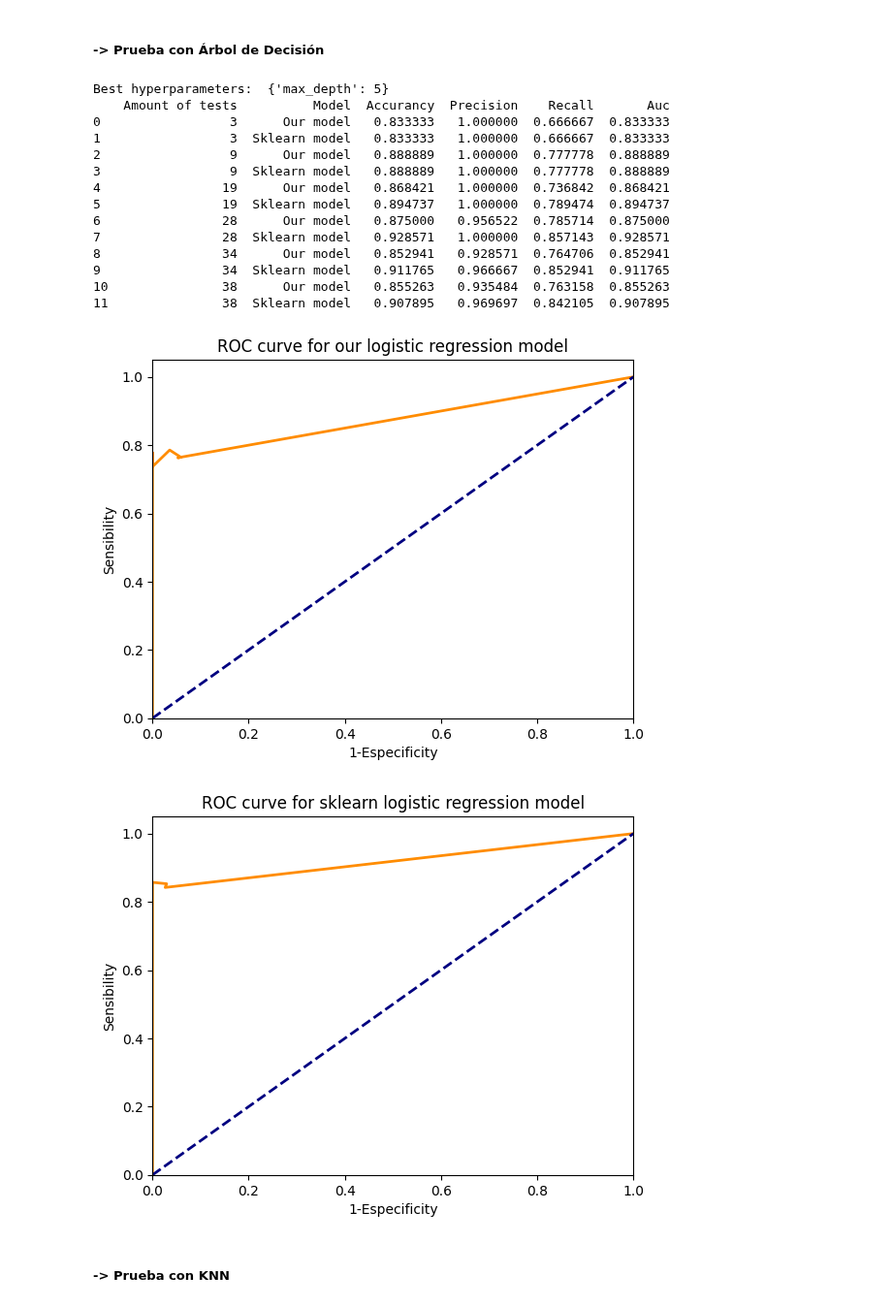
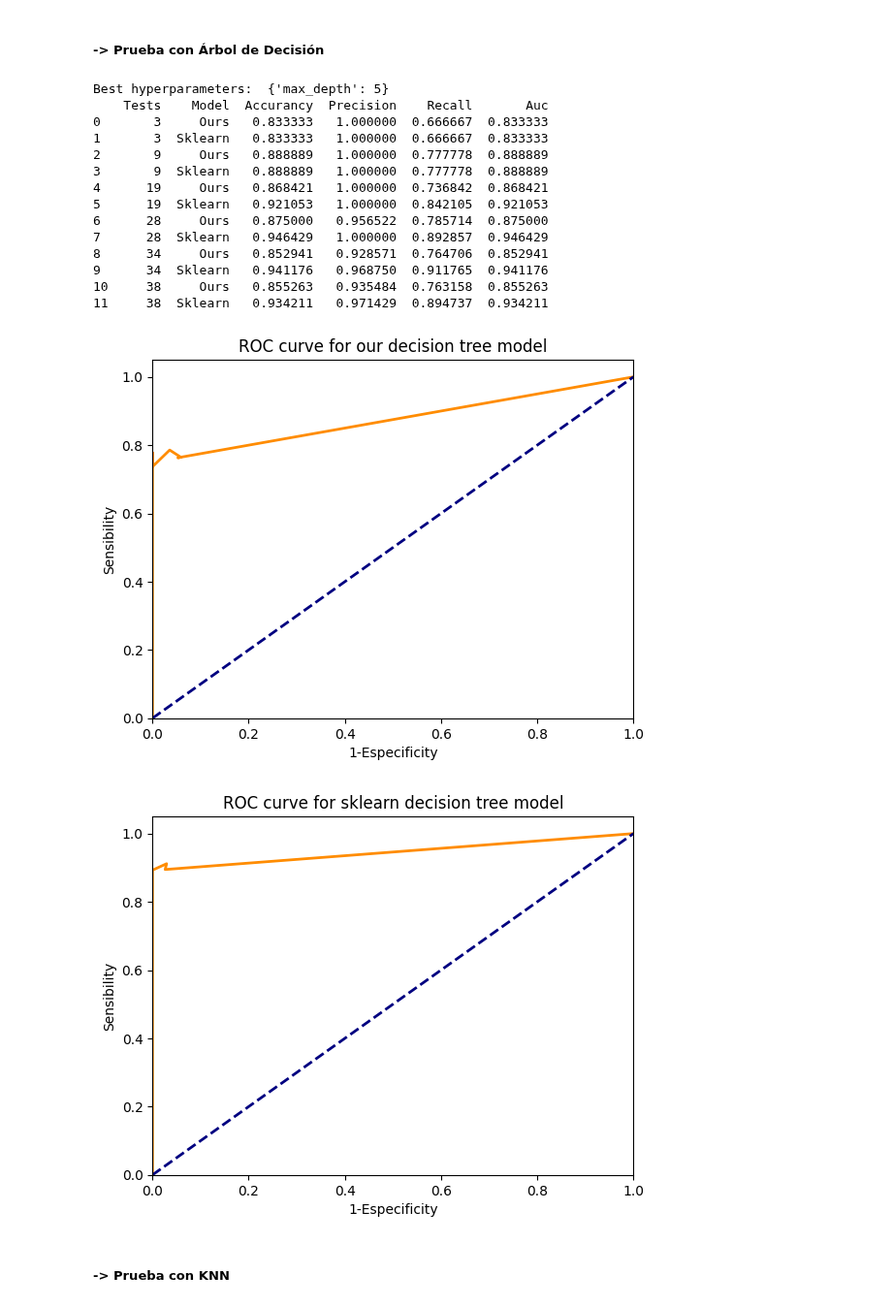
Before and after one commit to JoseDavidSS/Patrones.Project1, a Jupyter notebook: ml_models.ipynb, the cells around one changed output. Shown at 97% size. Cells and saved outputs as stored; diff of their text form; code cells hidden in the pictures.

Commit message:
main file update for .csv results export

```diff
--- a/ml_models.ipynb
+++ b/ml_models.ipynb
@@ -1097,16 +1105,19 @@ for i in range(len(test_percentages)):
     aucs['our_model'].append(auc_i)
 
 # display test metric results
-title_row = ['Amount of tests','Model', 'Accurancy', 'Precision', 'Recall', 'Auc']
+title_row = ['Tests','Model', 'Accurancy', 'Precision', 'Recall', 'Auc']
 df_results = pd.DataFrame(columns=title_row)
 
 for i, test_percentage in enumerate(test_percentages):
-    row = [int(test_percentage*num_rows), 'Our model', accurancies['our_model'][i], precisions['our_model'][i], recalls['our_model'][i], aucs['our_model'][i]]
+    row = [int(test_percentage*num_rows), 'Ours', accurancies['our_model'][i], precisions['our_model'][i], recalls['our_model'][i], aucs['our_model'][i]]
     df_results.loc[len(df_results)] = row
-    row = [int(test_percentage*num_rows), 'Sklearn model', accurancies['sklearn_model'][i], precisions['sklearn_model'][i], recalls['sklearn_model'][i], aucs['sklearn_model'][i]]
+    row = [int(test_percentage*num_rows), 'Sklearn', accurancies['sklearn_model'][i], precisions['sklearn_model'][i], recalls['sklearn_model'][i], aucs['sklearn_model'][i]]
     df_results.loc[len(df_results)] = row
 
 print(df_results)
+df_results = df_results.round(3)
+df_results.to_csv('results/Architecture1-Logistic-Regression.csv', index=False)
+
 model.plot_roc(fpr_model, tpr_model, 'ROC curve for our logistic regression model')
 model.plot_roc(fpr_sk, tpr_sk, 'ROC curve for sklearn logistic regression model')
 # %% [output]
@@ -1254,7 +1266,7 @@ num_rows = min(X0_test.shape[0], X1_test.shape[0])
 
 # Get the best model hyperparameters
 model = OurKNearestNeighbors()
-param_grid = {'n_neighbors': [5, 7, 9, 11]}
+param_grid = {'n_neighbors': [5, 7, 9, 11, 15, 25, 30, 35, 40]}
 grid_search = GridSearchCV(model, param_grid, cv=5, error_score='raise')
 grid_search.fit(X_train.values, y_train.values.astype(int))
 
@@ -1328,16 +1340,19 @@ for i in range(len(test_percentages)):
     aucs['our_model'].append(auc_i)
 
 # display test metric results
-title_row = ['Amount of tests','Model', 'Accurancy', 'Precision', 'Recall', 'Auc']
+title_row = ['Tests','Model', 'Accurancy', 'Precision', 'Recall', 'Auc']
 df_results = pd.DataFrame(columns=title_row)
 
 for i, test_percentage in enumerate(test_percentages):
-    row = [int(test_percentage*num_rows), 'Our model', accurancies['our_model'][i], precisions['our_model'][i], recalls['our_model'][i], aucs['our_model'][i]]
+    row = [int(test_percentage*num_rows), 'Ours', accurancies['our_model'][i], precisions['our_model'][i], recalls['our_model'][i], aucs['our_model'][i]]
     df_results.loc[len(df_results)] = row
-    row = [int(test_percentage*num_rows), 'Sklearn model', accurancies['sklearn_model'][i], precisions['sklearn_model'][i], recalls['sklearn_model'][i], aucs['sklearn_model'][i]]
+    row = [int(test_percentage*num_rows), 'Sklearn', accurancies['sklearn_model'][i], precisions['sklearn_model'][i], recalls['sklearn_model'][i], aucs['sklearn_model'][i]]
     df_results.loc[len(df_results)] = row
 
 print(df_results)
+df_results = df_results.round(3)
+df_results.to_csv('results/Architecture1-KNN.csv', index=False)
+
 model.plot_roc(fpr_model, tpr_model, 'ROC curve for our KNN model')
 model.plot_roc(fpr_sk, tpr_sk, 'ROC curve for sklearn KNN model')
 # %% [output]
@@ -1526,19 +1541,20 @@ for i in range(len(test_percentages)):
     tpr_model = np.insert(tpr_model, -1, tpr_i[1])
     aucs['our_model'].append(auc_i)
 
-
-
 # display test metric results
-title_row = ['Amount of tests','Model', 'Accurancy', 'Precision', 'Recall', 'Auc']
+title_row = ['Tests','Model', 'Accurancy', 'Precision', 'Recall', 'Auc']
 df_results = pd.DataFrame(columns=title_row)
 
 for i, test_percentage in enumerate(test_percentages):
-    row = [int(test_percentage*num_rows), 'Our model', accurancies['our_model'][i], precisions['our_model'][i], recalls['our_model'][i], aucs['our_model'][i]]
+    row = [int(test_percentage*num_rows), 'Ours', accurancies['our_model'][i], precisions['our_model'][i], recalls['our_model'][i], aucs['our_model'][i]]
     df_results.loc[len(df_results)] = row
-    row = [int(test_percentage*num_rows), 'Sklearn model', accurancies['sklearn_model'][i], precisions['sklearn_model'][i], recalls['sklearn_model'][i], aucs['sklearn_model'][i]]
+    row = [int(test_percentage*num_rows), 'Sklearn', accurancies['sklearn_model'][i], precisions['sklearn_model'][i], recalls['sklearn_model'][i], aucs['sklearn_model'][i]]
     df_results.loc[len(df_results)] = row
 
 print(df_results)
+df_results = df_results.round(3)
+df_results.to_csv('results/Cancer-Logistic-Regression.csv', index=False)
+
 model.plot_roc(fpr_model, tpr_model, 'ROC curve for our logistic regression model')
 model.plot_roc(fpr_sk, tpr_sk, 'ROC curve for sklearn logistic regression model')
 # %% [output]
@@ -1625,53 +1641,56 @@ for test_percentage in test_percentages:
 
 # draw ROC curve
 fpr_model = np.array([0., 1.])
 tpr_model = np.array([0., 1.])
 fpr_sk = np.array([0., 1.])
 tpr_sk = np.array([0., 1.])
 aucs = {'our_model': [], 'sklearn_model': []}
 for i in range(len(test_percentages)):
     fpr_i, tpr_i, auc_i = model.auc(y_preds['sklearn_model'][i], y_tests['sklearn_model'][i])
     fpr_sk = np.insert(fpr_sk, -1, fpr_i[1])
     tpr_sk = np.insert(tpr_sk, -1, tpr_i[1])
     aucs['sklearn_model'].append(auc_i)
 
     fpr_i, tpr_i, auc_i = model.auc(y_preds['our_model'][i], y_tests['our_model'][i])
     fpr_model = np.insert(fpr_model, -1, fpr_i[1])
     tpr_model = np.insert(tpr_model, -1, tpr_i[1])
     aucs['our_model'].append(auc_i)
 
 
 
 # display test metric results
-title_row = ['Amount of tests','Model', 'Accurancy', 'Precision', 'Recall', 'Auc']
+title_row = ['Tests','Model', 'Accurancy', 'Precision', 'Recall', 'Auc']
 df_results = pd.DataFrame(columns=title_row)
 
 for i, test_percentage in enumerate(test_percentages):
-    row = [int(test_percentage*num_rows), 'Our model', accurancies['our_model'][i], precisions['our_model'][i], recalls['our_model'][i], aucs['our_model'][i]]
+    row = [int(test_percentage*num_rows), 'Ours', accurancies['our_model'][i], precisions['our_model'][i], recalls['our_model'][i], aucs['our_model'][i]]
     df_results.loc[len(df_results)] = row
-    row = [int(test_percentage*num_rows), 'Sklearn model', accurancies['sklearn_model'][i], precisions['sklearn_model'][i], recalls['sklearn_model'][i], aucs['sklearn_model'][i]]
+    row = [int(test_percentage*num_rows), 'Sklearn', accurancies['sklearn_model'][i], precisions['sklearn_model'][i], recalls['sklearn_model'][i], aucs['sklearn_model'][i]]
     df_results.loc[len(df_results)] = row
 
 print(df_results)
-model.plot_roc(fpr_model, tpr_model, 'ROC curve for our logistic regression model')
-model.plot_roc(fpr_sk, tpr_sk, 'ROC curve for sklearn logistic regression model')
+df_results = df_results.round(3)
+df_results.to_csv('results/Cancer-Decision-Tree.csv', index=False)
+
+model.plot_roc(fpr_model, tpr_model, 'ROC curve for our decision tree model')
+model.plot_roc(fpr_sk, tpr_sk, 'ROC curve for sklearn decision tree model')
 # %% [output]
 Best hyperparameters:  {'max_depth': 5}
-    Amount of tests          Model  Accurancy  Precision    Recall       Auc
-0                 3      Our model   0.833333   1.000000  0.666667  0.833333
-1                 3  Sklearn model   0.833333   1.000000  0.666667  0.833333
-2                 9      Our model   0.888889   1.000000  0.777778  0.888889
-3                 9  Sklearn model   0.888889   1.000000  0.777778  0.888889
-4                19      Our model   0.868421   1.000000  0.736842  0.868421
-5                19  Sklearn model   0.894737   1.000000  0.789474  0.894737
-6                28      Our model   0.875000   0.956522  0.785714  0.875000
-7                28  Sklearn model   0.928571   1.000000  0.857143  0.928571
-8                34      Our model   0.852941   0.928571  0.764706  0.852941
-9                34  Sklearn model   0.911765   0.966667  0.852941  0.911765
-10               38      Our model   0.855263   0.935484  0.763158  0.855263
-11               38  Sklearn model   0.907895   0.969697  0.842105  0.907895
+    Tests    Model  Accurancy  Precision    Recall       Auc
+0       3     Ours   0.833333   1.000000  0.666667  0.833333
+1       3  Sklearn   0.833333   1.000000  0.666667  0.833333
+2       9     Ours   0.888889   1.000000  0.777778  0.888889
+3       9  Sklearn   0.888889   1.000000  0.777778  0.888889
+4      19     Ours   0.868421   1.000000  0.736842  0.868421
+5      19  Sklearn   0.921053   1.000000  0.842105  0.921053
+6      28     Ours   0.875000   0.956522  0.785714  0.875000
+7      28  Sklearn   0.946429   1.000000  0.892857  0.946429
+8      34     Ours   0.852941   0.928571  0.764706  0.852941
+9      34  Sklearn   0.941176   0.968750  0.911765  0.941176
+10     38     Ours   0.855263   0.935484  0.763158  0.855263
+11     38  Sklearn   0.934211   0.971429  0.894737  0.934211
-[figure, old version]
+[figure, new version]
-[figure, old version]
+[figure, new version]
 # %% [markdown]
 #####    -> Prueba con KNN
 # %%
```
Also changed, not shown: parts of 8 cells of this notebook.
